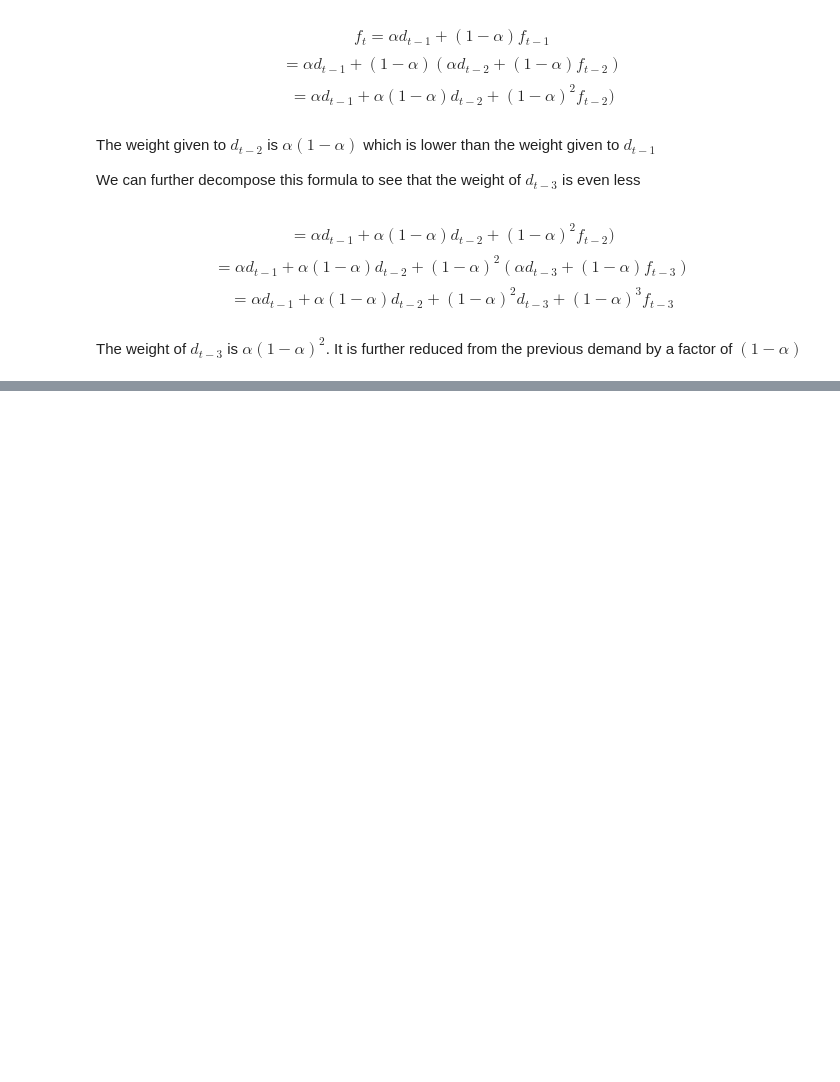
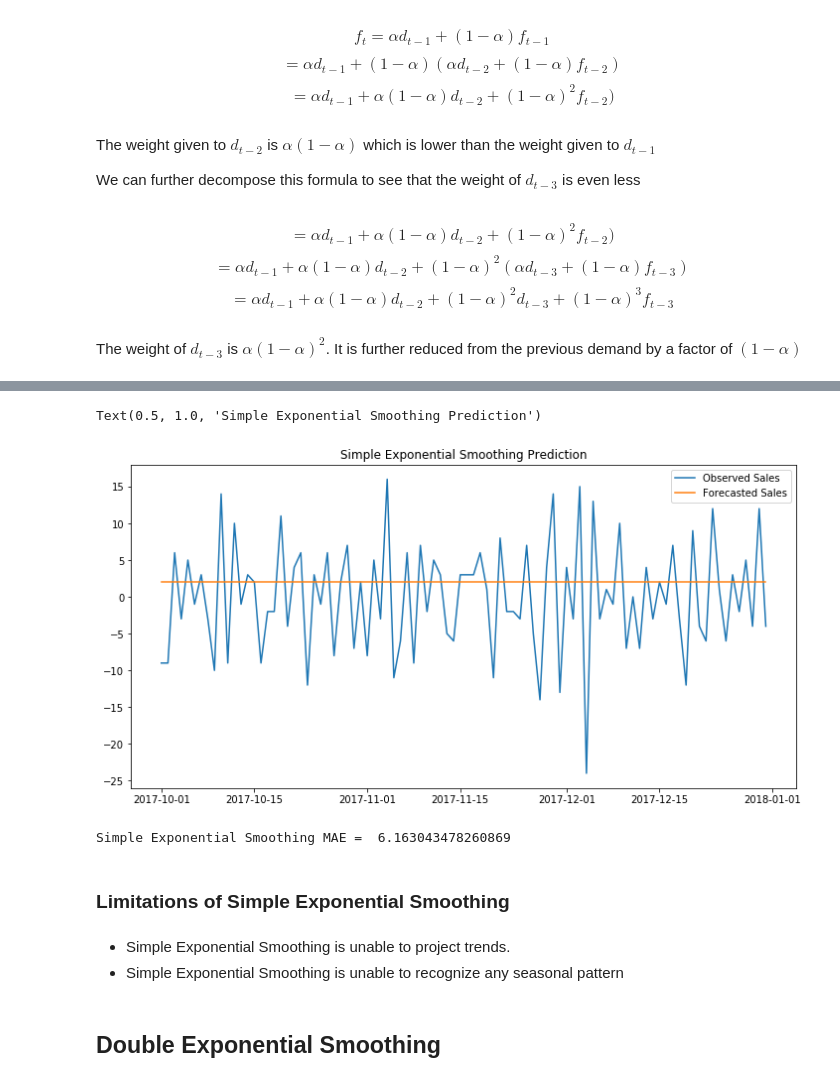
Before and after one commit to zhikaichen99/DemandForecasting, a Jupyter notebook: notebooks/Exponential_Smoothing.ipynb, the cells around one changed output, grey strips where cells are left out. Drawn from its saved outputs; the diff is of its cells as text; code cells hidden in the pictures; blank space fills up the shorter version.

```diff
--- a/notebooks/Exponential_Smoothing.ipynb
+++ b/notebooks/Exponential_Smoothing.ipynb
@@ -14,0 +23,11 @@ warnings.filterwarnings('ignore')
+# %%
+first_diff = data_1_1.sales - data_1_1.sales.shift(1)
+first_diff = first_diff.dropna()
+# %%
+cutoff_date = '2017-10-01'
+
+train = first_diff.loc[first_diff.index < cutoff_date]
+test = first_diff.loc[first_diff.index >= cutoff_date]
+
+train.index = pd.to_datetime(train.index)
+test.index = pd.to_datetime(test.index)
@@ -51,0 +135,27 @@ def simple_exponential_smoothing(time_series, alpha, num_future):
+# %%
+ses = SimpleExpSmoothing(train)
+
+alpha = 1.0
+model = ses.fit(smoothing_level = alpha, optimized = False)
+# %%
+forecast = model.forecast(len(test))
+# %%
+fig = plt.figure(figsize = (12,6))
+sales = plt.plot(test, label = 'Observed Sales')
+forecast = plt.plot(forecast, label = 'Forecasted Sales')
+plt.legend(loc = 'best')
+plt.title("Simple Exponential Smoothing Prediction")
+# %% [output]
+Text(0.5, 1.0, 'Simple Exponential Smoothing Prediction')
+[figure, added]
+# %%
+print('Simple Exponential Smoothing MAE = ', mean_absolute_error(forecast, test))
+# %% [output]
+Simple Exponential Smoothing MAE =  6.163043478260869
+# %% [markdown]
+### Limitations of Simple Exponential Smoothing
+# %% [markdown]
+* Simple Exponential Smoothing is unable to project trends.
+* Simple Exponential Smoothing is unable to recognize any seasonal pattern
+# %% [markdown]
+## Double Exponential Smoothing
```
Also changed, not shown: parts of 17 cells of this notebook.
